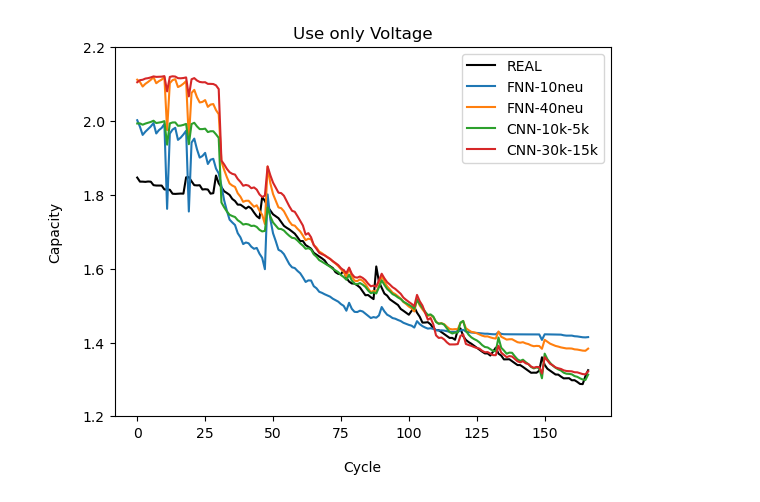
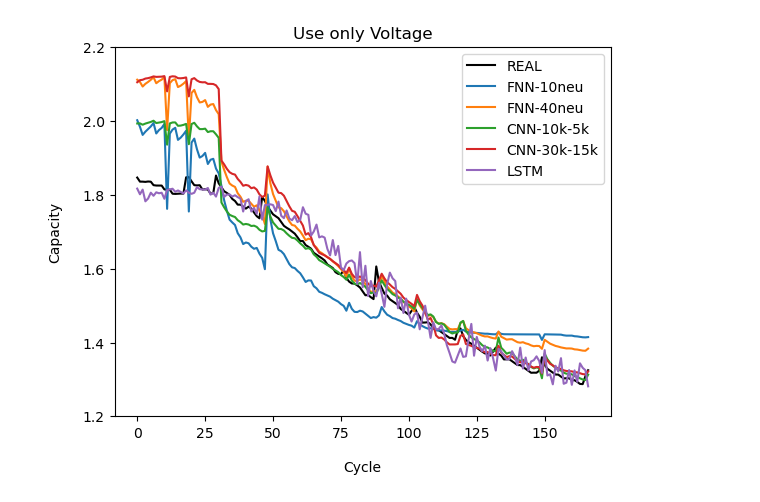
Before and after one commit to SierraJY/NASA-Li-ion-BATTERY, a Jupyter notebook: PREDICT/compare.ipynb, the cells around one changed output. Drawn from its saved outputs; the diff is of its cells as text; code cells hidden in the pictures.

```diff
--- a/PREDICT/compare.ipynb
+++ b/PREDICT/compare.ipynb
@@ -8,18 +8,20 @@ FNN10 = pd.read_csv("./FNN_10N.csv")
 FNN40 = pd.read_csv("./FNN_40N.csv")
 CNN10K5K = pd.read_csv("./CNN_10K_5K.csv")
 CNN30K15K = pd.read_csv("./CNN_30K_15K.csv")
+LSTM = pd.read_csv("./LSTM.csv")
 # %%
 plt.plot(range(len(real.index)), real["capacity"], label="REAL", color="Black")
 plt.plot(range(len(real.index)), FNN10.iloc[:,0], label="FNN-10neu")
 plt.plot(range(len(real.index)), FNN40.iloc[:,0], label="FNN-40neu")
 plt.plot(range(len(real.index)), CNN10K5K.iloc[:,0], label="CNN-10k-5k")
 plt.plot(range(len(real.index)), CNN30K15K.iloc[:,0], label="CNN-30k-15k")
+plt.plot(range(len(real.index)), LSTM.iloc[:,0], label="LSTM")
 
 plt.ylim([1.2, 2.2])
 plt.title("Use only Voltage")
 plt.xlabel(xlabel='Cycle', labelpad=15)
 plt.ylabel(ylabel='Capacity', labelpad=15)
 plt.legend()
 plt.show()
 # %% [output]
-[figure, old version]
+[figure, new version]
```
Also changed, not shown: 4 other files.
